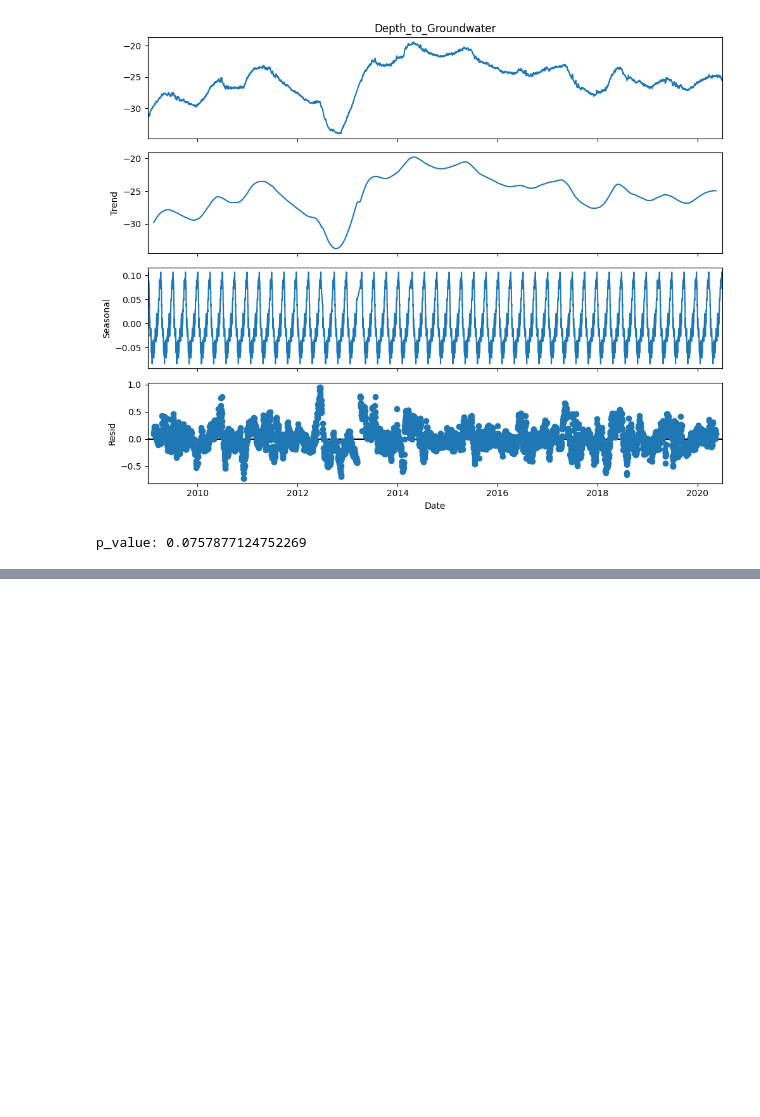
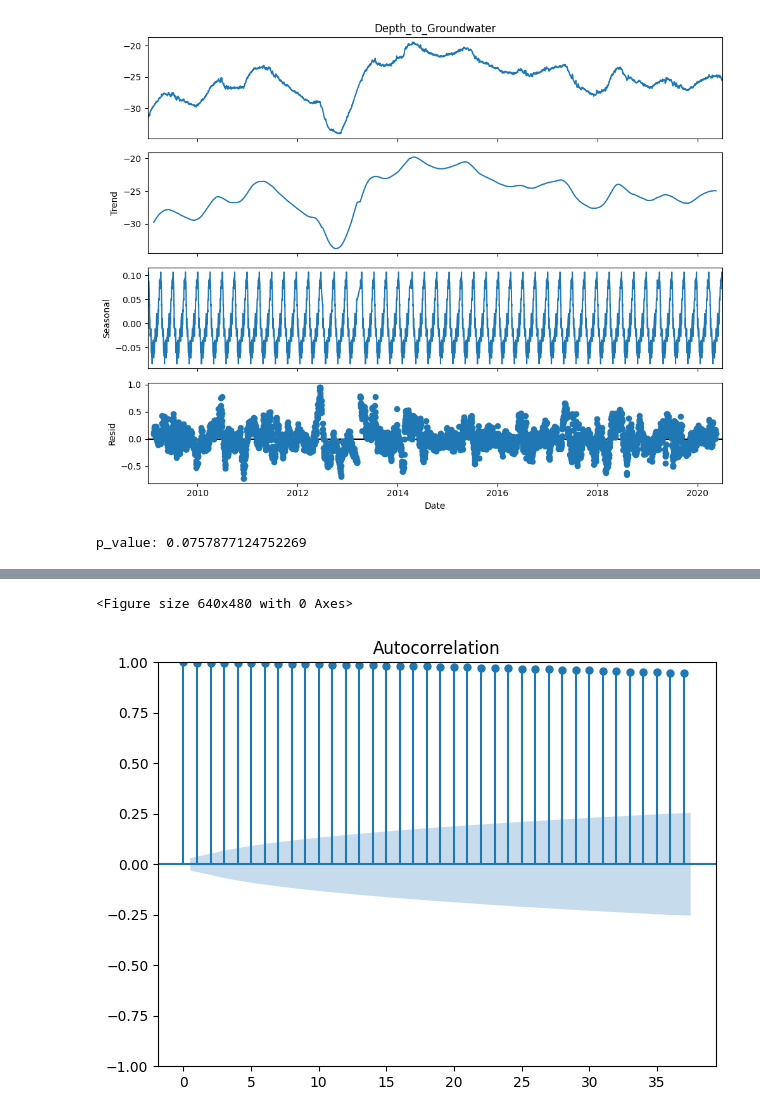
Before and after one commit to 4GeeksAcademy/remelop_Time_Series_Project, a Jupyter notebook: src/Time_Series_Project.ipynb, the cells around one changed output, grey strips where cells are left out. Saved outputs shown, nothing was run; the diff lists cells and outputs as text; code cells hidden in the pictures; blank space fills up the shorter version.

```diff
--- a/src/Time_Series_Project.ipynb
+++ b/src/Time_Series_Project.ipynb
@@ -295,0 +305,8 @@ p_value: 0.0757877124752269
+# %%
+plt.figure()
+plot_acf(ts_df["Depth_to_Groundwater"])
+plt.tight_layout()
+plt.show();
+# %% [output]
+<Figure size 640x480 with 0 Axes>
+[figure, added]
```
Also changed, not shown: parts of 5 cells of this notebook.
